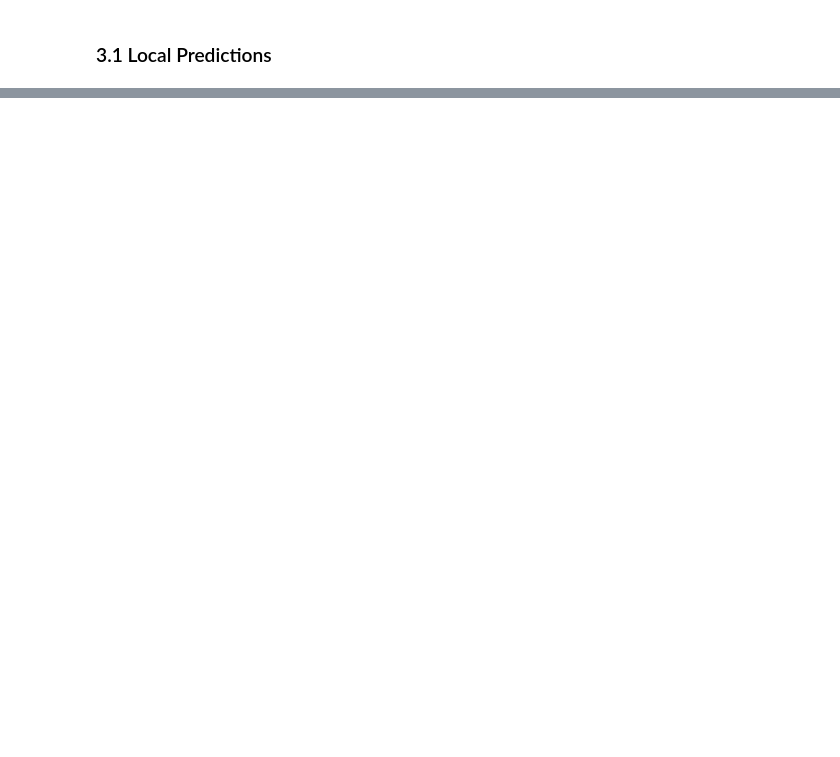
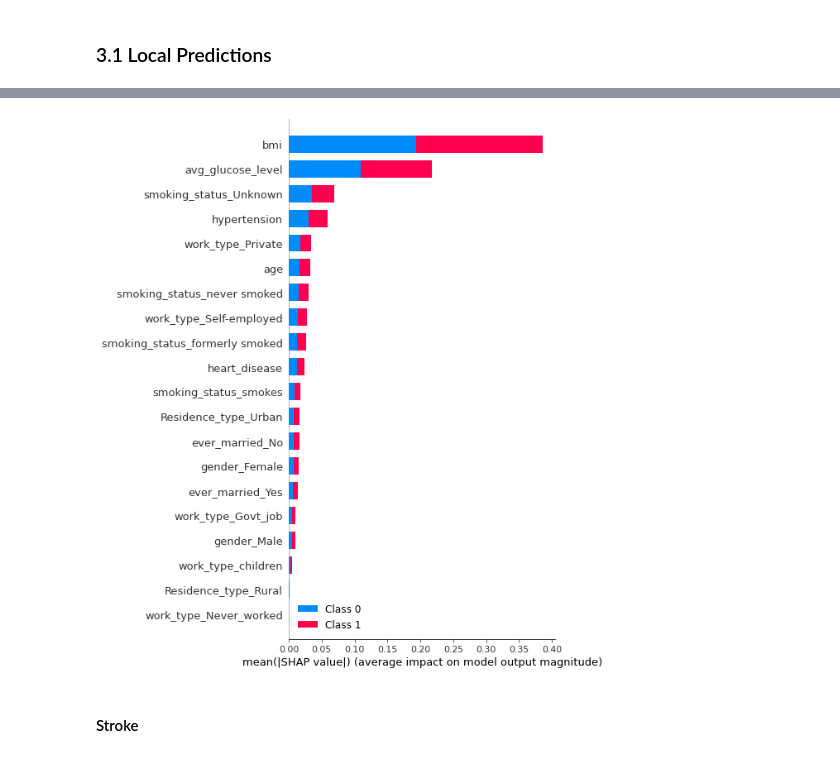
Before and after one commit to joaocarvoli/xai, a Jupyter notebook: intro/01_xai_shap.ipynb, the cells around one changed output, grey strips where cells are left out. Cells and saved outputs as stored; diff of their text form; code cells hidden in the pictures; blank space fills up the shorter version.

Commit message:
Updating the intro to SHAP

```diff
--- a/intro/01_xai_shap.ipynb
+++ b/intro/01_xai_shap.ipynb
@@ -79,3 +77,6 @@ X_test[start_index: end_index]
+# %%
+start_index, end_index = [38,39] # Seeing the Shapley values to a single instance
+shap_values = explainer.shap_values(X_test[start_index: end_index])
 # %%
 shap.initjs()
 prediction = rf.predict(X_test[start_index: end_index])[0]
@@ -85,0 +89,4 @@ shap.force_plot(explainer.expected_value[1], shap_values[1], X_test[start_index:
+# %%
+shap.initjs()
+shap.summary_plot(shap_values, X_test);
+# %% [output]
@@ -85,0 +94,3 @@ shap.force_plot(explainer.expected_value[1], shap_values[1], X_test[start_index:
+[figure, added]
+# %% [markdown]
+#### Stroke
```
Also changed, not shown: parts of 13 cells of this notebook.
